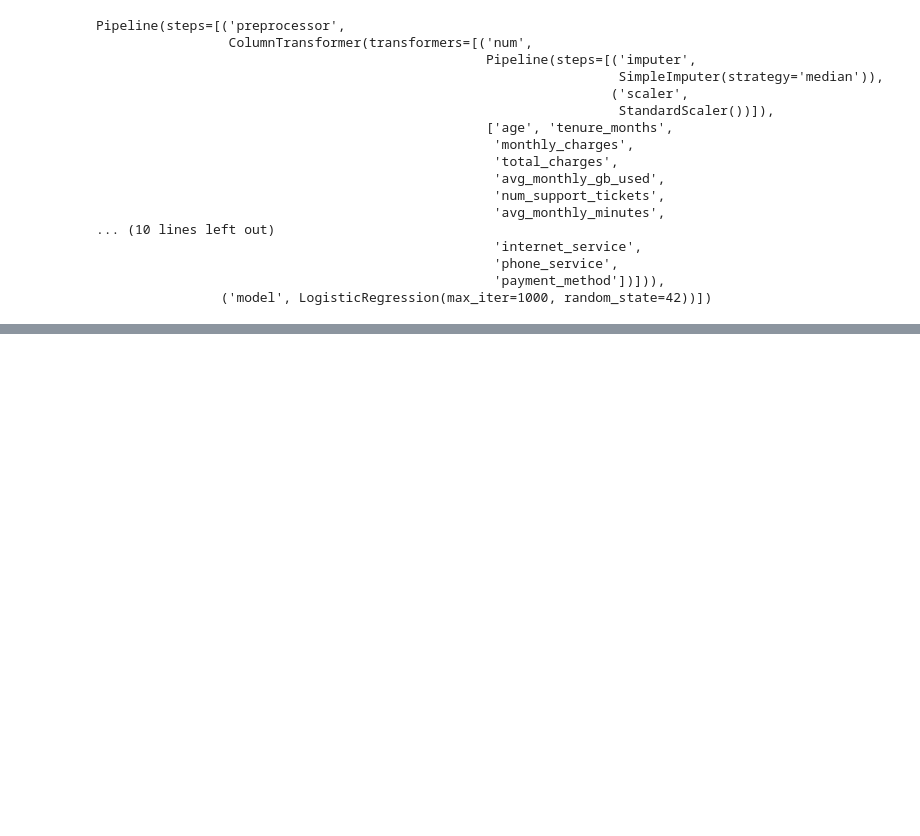
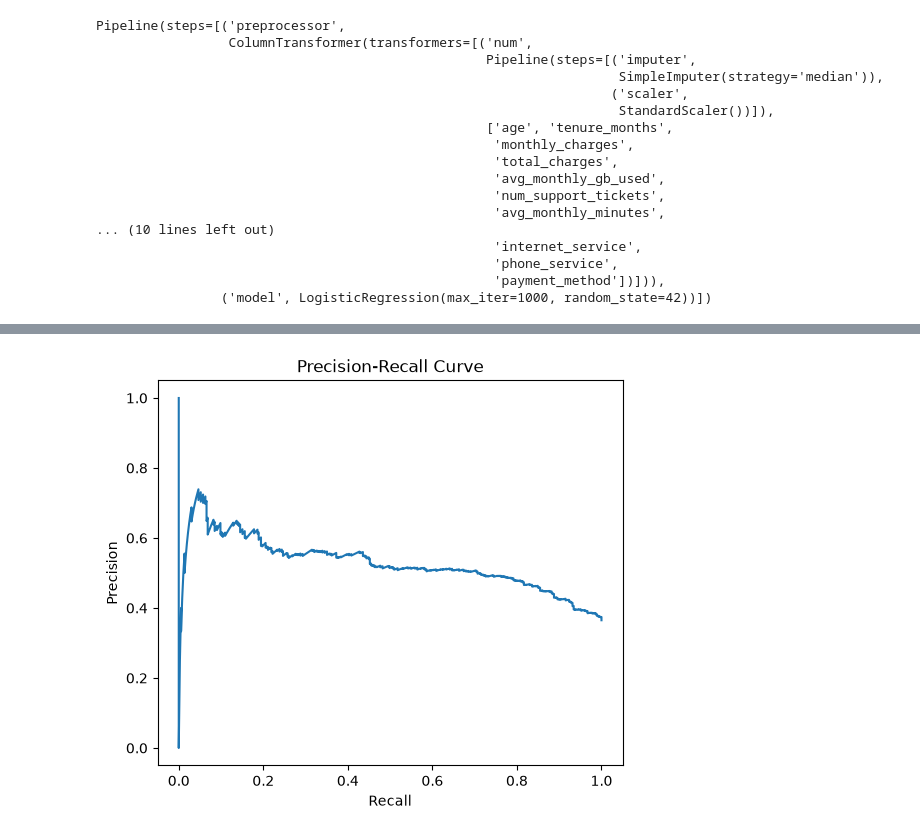
Before and after one commit to imusr/TeleconnectAIwork, a Jupyter notebook: teleconnectai/notebooks/03_model_training.ipynb, the cells around one changed output, grey strips where cells are left out. Saved outputs shown, nothing was run; the diff lists cells and outputs as text; code cells hidden in the pictures; blank space fills up the shorter version.

```diff
--- a/teleconnectai/notebooks/03_model_training.ipynb
+++ b/teleconnectai/notebooks/03_model_training.ipynb
@@ -181,0 +385,24 @@ Pipeline(steps=[('preprocessor',
+# %%
+from sklearn.metrics import precision_recall_curve
+
+precision, recall, _ = precision_recall_curve(
+    y_test,
+    logistic_prob
+)
+
+plt.figure(figsize=(6,5))
+
+plt.plot(
+    recall,
+    precision
+)
+
+plt.xlabel("Recall")
+
+plt.ylabel("Precision")
+
+plt.title("Precision-Recall Curve")
+
+plt.show()
+# %% [output]
+[figure, added]
```
Also changed, not shown: parts of 25 cells of this notebook, 2 other files.
